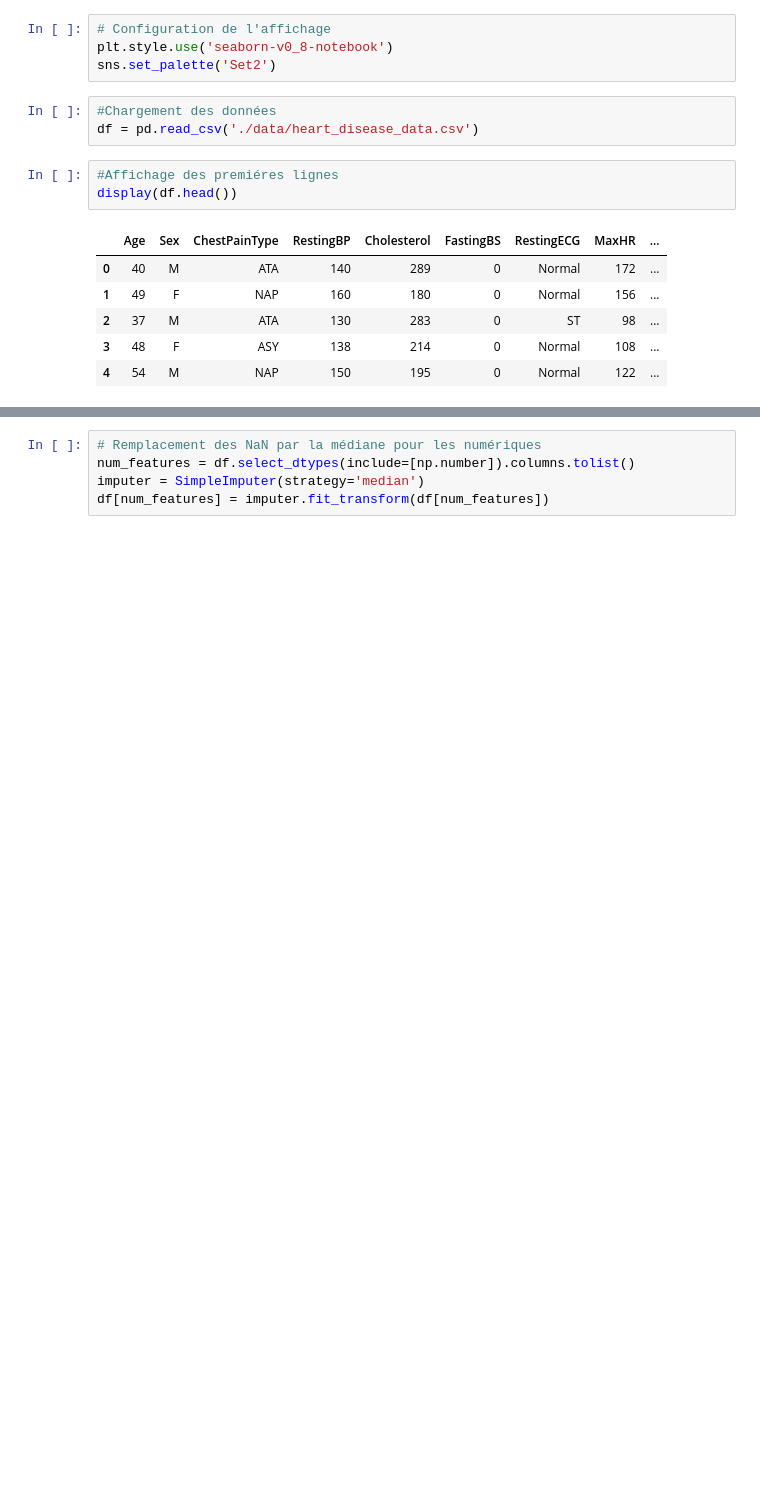
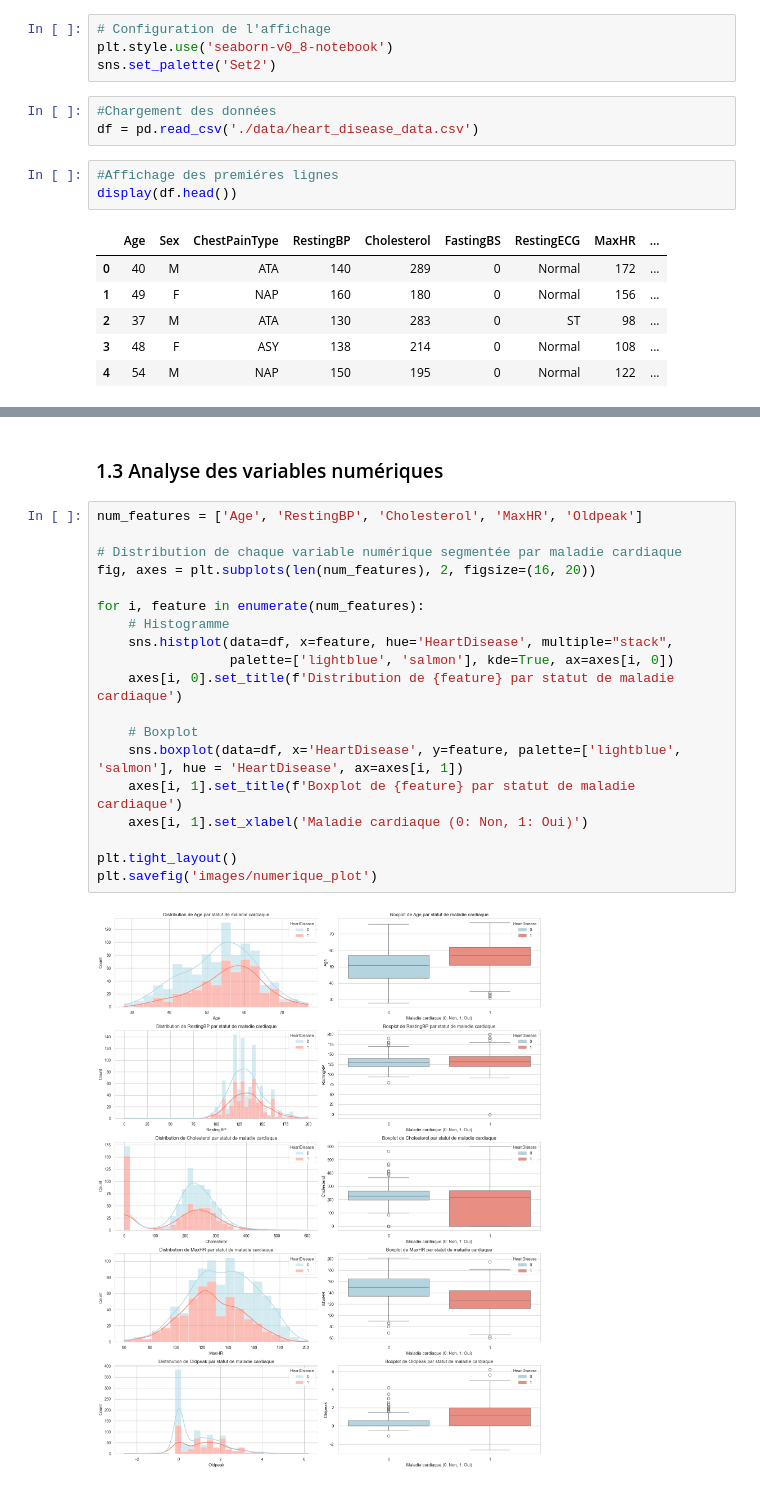
Before and after one commit to aymenemzz/scientificProject, a Jupyter notebook: DataCleaning.ipynb, the cells around one changed output, grey strips where cells are left out. Drawn from its saved outputs; the diff is of its cells as text; blank space fills up the shorter version.

```diff
--- a/DataCleaning.ipynb
+++ b/DataCleaning.ipynb
@@ -143,5 +200,23 @@ plt.show()
-# %%
-# Remplacement des NaN par la médiane pour les numériques
-num_features = df.select_dtypes(include=[np.number]).columns.tolist()
-imputer = SimpleImputer(strategy='median')
-df[num_features] = imputer.fit_transform(df[num_features])
+# %% [markdown]
+### 1.3 Analyse des  variables numériques
+# %%
+num_features = ['Age', 'RestingBP', 'Cholesterol', 'MaxHR', 'Oldpeak']
+
+# Distribution de chaque variable numérique segmentée par maladie cardiaque
+fig, axes = plt.subplots(len(num_features), 2, figsize=(16, 20))
+
+for i, feature in enumerate(num_features):
+    # Histogramme
+    sns.histplot(data=df, x=feature, hue='HeartDisease', multiple="stack",
+                 palette=['lightblue', 'salmon'], kde=True, ax=axes[i, 0])
+    axes[i, 0].set_title(f'Distribution de {feature} par statut de maladie cardiaque')
+
+    # Boxplot
+    sns.boxplot(data=df, x='HeartDisease', y=feature, palette=['lightblue', 'salmon'], hue = 'HeartDisease', ax=axes[i, 1])
+    axes[i, 1].set_title(f'Boxplot de {feature} par statut de maladie cardiaque')
+    axes[i, 1].set_xlabel('Maladie cardiaque (0: Non, 1: Oui)')
+
+plt.tight_layout()
+plt.savefig('images/numerique_plot')
+# %% [output]
+[figure, added]
```
Also changed, not shown: parts of 60 cells of this notebook, 2 other files.
